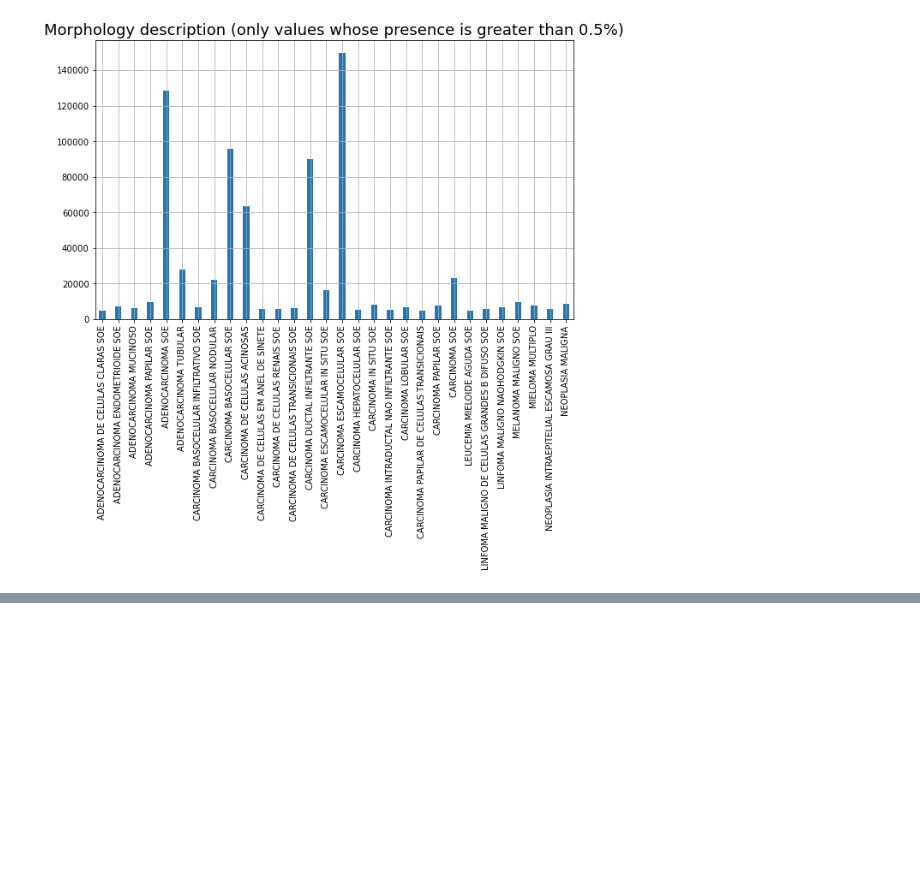
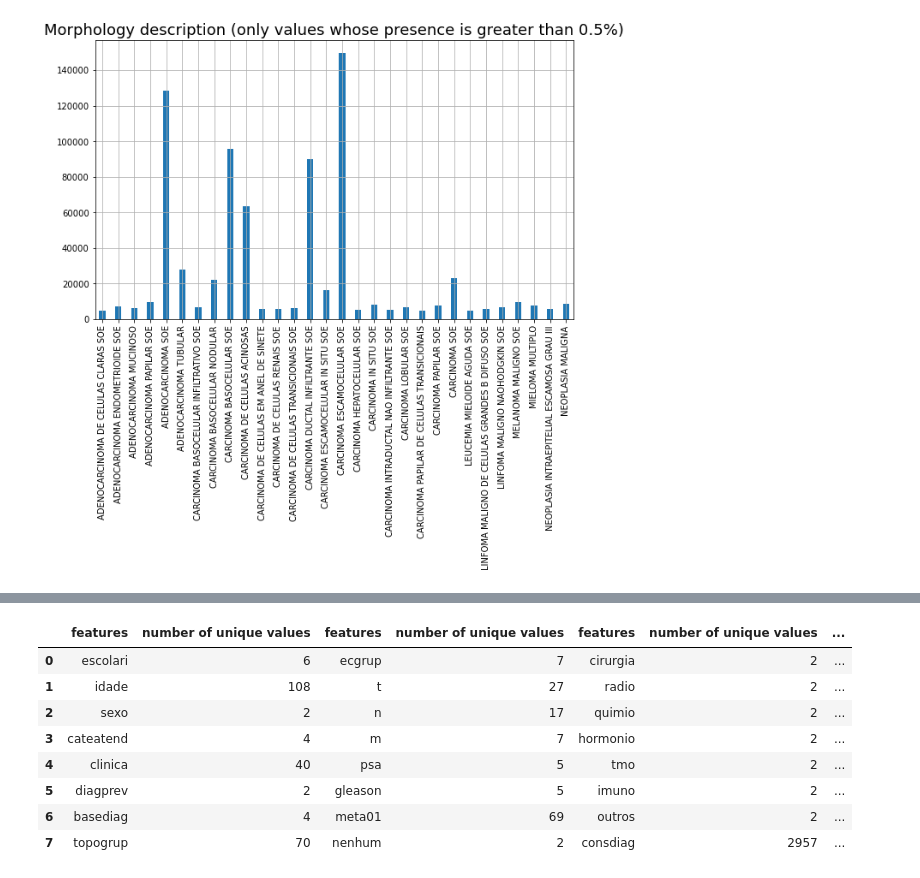
Before and after one commit to skepticalchemist/SP_Hospital_Registry_Cancer_Database, a Jupyter notebook: SP_Hospital_Registry_Cancer_Database.ipynb, the cells around one changed output, grey strips where cells are left out. Cells and saved outputs as stored; diff of their text form; code cells hidden in the pictures; blank space fills up the shorter version.

```diff
--- a/SP_Hospital_Registry_Cancer_Database.ipynb
+++ b/SP_Hospital_Registry_Cancer_Database.ipynb
@@ -2867,0 +3056,27 @@ plt.show()
+# %%
+# transform index into column and rename it
+
+part_1.reset_index(level=0, inplace=True)
+part_1 = part_1.rename(columns={'index': 'features'})
+
+part_2.reset_index(level=0, inplace=True)
+part_2 = part_2.rename(columns={'index': 'features'})
+
+part_3.reset_index(level=0, inplace=True)
+part_3 = part_3.rename(columns={'index': 'features'})
+
+part_4.reset_index(level=0, inplace=True)
+part_4 = part_4.rename(columns={'index': 'features'})
+# %%
+# concatenate the dataframes
+pd.concat([part_1, part_2, part_3, part_4], axis=1, sort=False)
+# %% [output]
+|  | features | number of unique values | features | number of unique values | features | number of unique values | ... |
+| 0 | escolari | 6 | ecgrup | 7 | cirurgia | 2 | ... |
+| 1 | idade | 108 | t | 27 | radio | 2 | ... |
+| 2 | sexo | 2 | n | 17 | quimio | 2 | ... |
+| 3 | cateatend | 4 | m | 7 | hormonio | 2 | ... |
+| 4 | clinica | 40 | psa | 5 | tmo | 2 | ... |
+| 5 | diagprev | 2 | gleason | 5 | imuno | 2 | ... |
+| 6 | basediag | 4 | meta01 | 69 | outros | 2 | ... |
+| 7 | topogrup | 70 | nenhum | 2 | consdiag | 2957 | ... |
```
Also changed, not shown: parts of 64 cells of this notebook.
